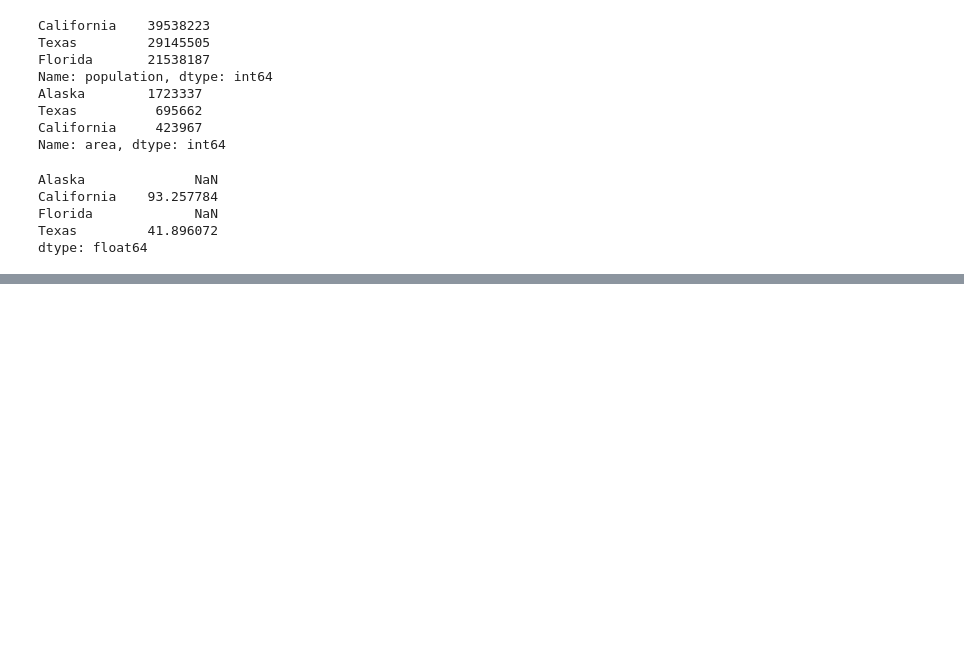
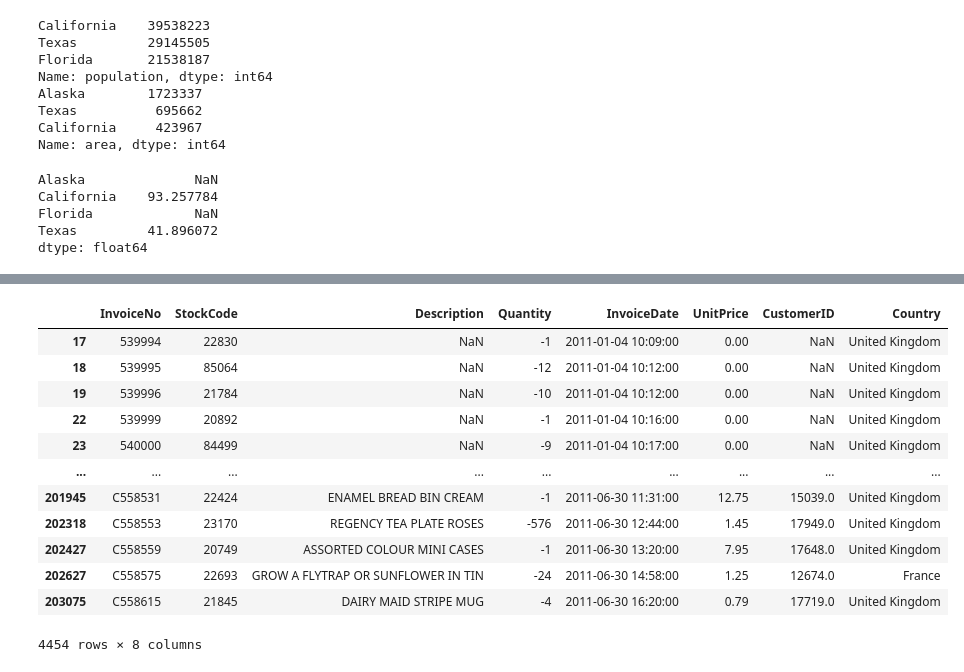
Before and after one commit to ntlong-NEU/Python4B, a Jupyter notebook: lect_07_Pandas.ipynb, the cells around one changed output, grey strips where cells are left out. Drawn from its saved outputs; the diff is of its cells as text; code cells hidden in the pictures; blank space fills up the shorter version.

```diff
--- a/lect_07_Pandas.ipynb
+++ b/lect_07_Pandas.ipynb
@@ -167,3 +167,6 @@ California    93.257784
 Florida             NaN
 Texas         41.896072
 dtype: float64
+# %%
+df_retail = pd.read_csv(r'data\OnlineRetail.csv')
+df_retail.head()
@@ -169,0 +210,16 @@ dtype: float64
+# %%
+df_retail[df_retail['Quantity']<0]
+# %% [output]
+|  | InvoiceNo | StockCode | Description | Quantity | InvoiceDate | UnitPrice | CustomerID | Country |
+| 17 | 539994 | 22830 | NaN | -1 | 2011-01-04 10:09:00 | 0.00 | NaN | United Kingdom |
+| 18 | 539995 | 85064 | NaN | -12 | 2011-01-04 10:12:00 | 0.00 | NaN | United Kingdom |
+| 19 | 539996 | 21784 | NaN | -10 | 2011-01-04 10:12:00 | 0.00 | NaN | United Kingdom |
+| 22 | 539999 | 20892 | NaN | -1 | 2011-01-04 10:16:00 | 0.00 | NaN | United Kingdom |
+| 23 | 540000 | 84499 | NaN | -9 | 2011-01-04 10:17:00 | 0.00 | NaN | United Kingdom |
+| ... | ... | ... | ... | ... | ... | ... | ... | ... |
+| 201945 | C558531 | 22424 | ENAMEL BREAD BIN CREAM | -1 | 2011-06-30 11:31:00 | 12.75 | 15039.0 | United Kingdom |
+| 202318 | C558553 | 23170 | REGENCY TEA PLATE ROSES | -576 | 2011-06-30 12:44:00 | 1.45 | 17949.0 | United Kingdom |
+| 202427 | C558559 | 20749 | ASSORTED COLOUR MINI CASES | -1 | 2011-06-30 13:20:00 | 7.95 | 17648.0 | United Kingdom |
+| 202627 | C558575 | 22693 | GROW A FLYTRAP OR SUNFLOWER IN TIN | -24 | 2011-06-30 14:58:00 | 1.25 | 12674.0 | France |
+| 203075 | C558615 | 21845 | DAIRY MAID STRIPE MUG | -4 | 2011-06-30 16:20:00 | 0.79 | 17719.0 | United Kingdom |
+4454 rows × 8 columns
```
Also changed, not shown: parts of 25 cells of this notebook.
